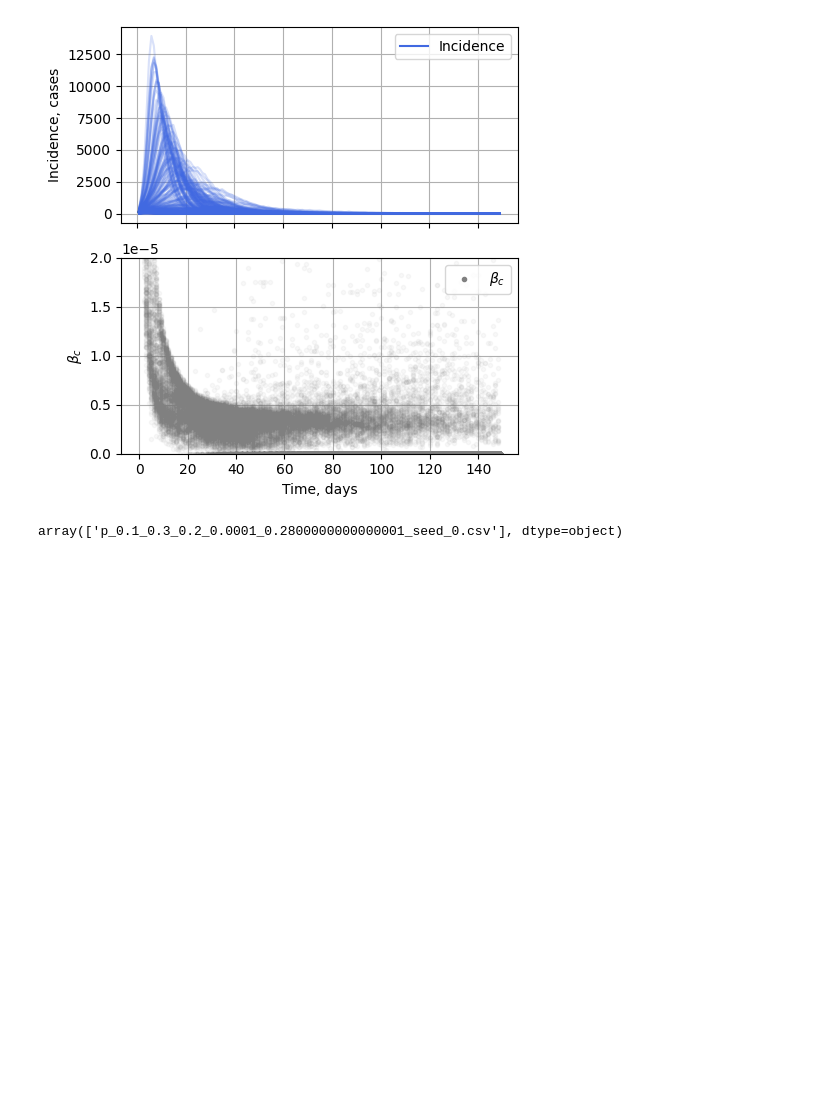
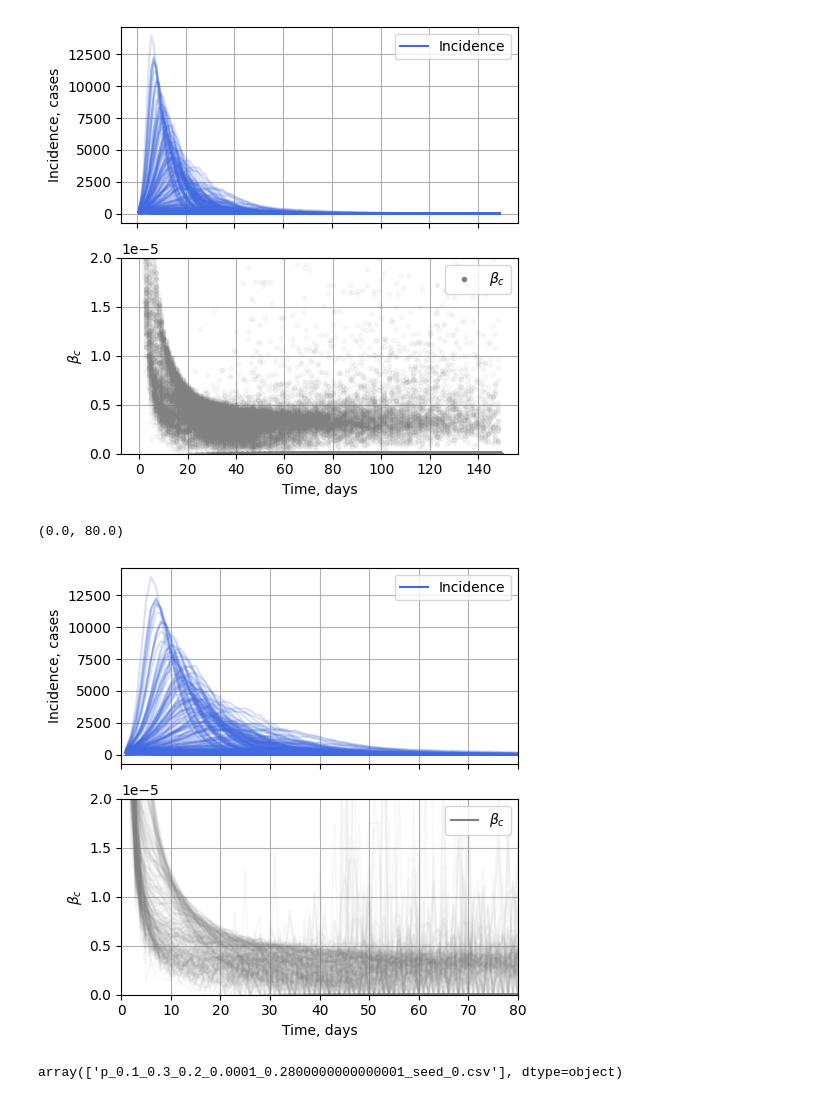
Before and after one commit to Mpkosh/network_hybrid_33, a Jupyter notebook: split_and_plot_tolopogies.ipynb, the cells around one changed output. Cells and saved outputs as stored; diff of their text form; code cells hidden in the pictures; blank space fills up the shorter version.

```diff
--- a/split_and_plot_tolopogies.ipynb
+++ b/split_and_plot_tolopogies.ipynb
@@ -75,6 +320,47 @@ plt.savefig(f'results/ba100_test10.png', format='png',
                 bbox_inches='tight')
 # %% [output]
 [figure]
+# %%
+fig, axes = plt.subplots(2,1, figsize=(5,5))
+ax = axes.flatten()
+
+for i,file in enumerate(sw[::10]):
+    df = pd.read_csv(dire+file[0], usecols=['S','E','I','Beta'])
+    temp = df[['E','S']].shift([0,1])
+    # Inc_t = (E_t-1 - E_t) - (S_t - S_t-1)
+    df['incidence'] = (temp['E_1'] - temp['E_0']) - \
+                        (temp['S_0'] - temp['S_1'])
+
+    l1 = ax[0].plot(df['incidence'], color='RoyalBlue', alpha=0.2)
+    l2 = ax[1].plot(df.Beta, color='gray', alpha=0.05, marker='', ls='-')
+
+ax[0].grid()
+ax[1].grid()
+
+#ax[0].set_xticks([])
+#ax[0].xaxis.set_visible(False)
+ax[0].axes.xaxis.set_ticklabels([])
+ax[1].set_ylim(0,2e-5)
+
+leg0 = ax[0].legend(handles=l1, labels=['Incidence'], loc='upper right')
+leg1 = ax[1].legend(handles=l2, labels=[r'$\beta_c$'], loc='upper right')
+for lh in leg0.legend_handles:
+    lh.set_alpha(1)
+for lh in leg1.legend_handles:
+    lh.set_alpha(1)
+
+ax[0].set_ylabel('Incidence, cases')
+ax[1].set_ylabel(r'$\beta_c$')
+ax[1].set_xlabel('Time, days')
+#plt.legend(handles=[l1[0], b_lines[0]], labels=['a', 'b'])
+
+plt.tight_layout()
+
+ax[0].set_xlim(0, 80)
+ax[1].set_xlim(0, 80)
+# %% [output]
+(0.0, 80.0)
+[figure, added]
 # %%
 file
 # %% [output]
```
Also changed, not shown: parts of 7 cells of this notebook, 2 other files.
